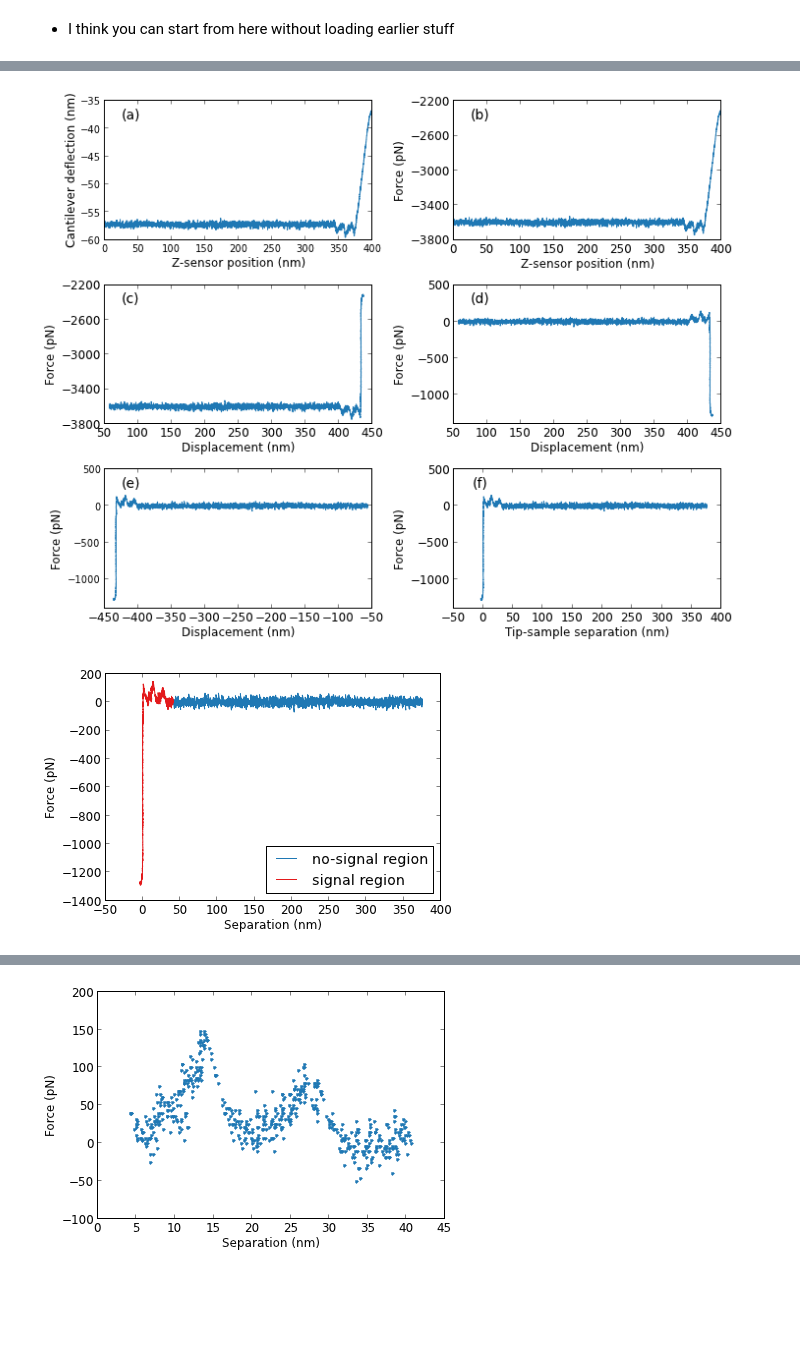
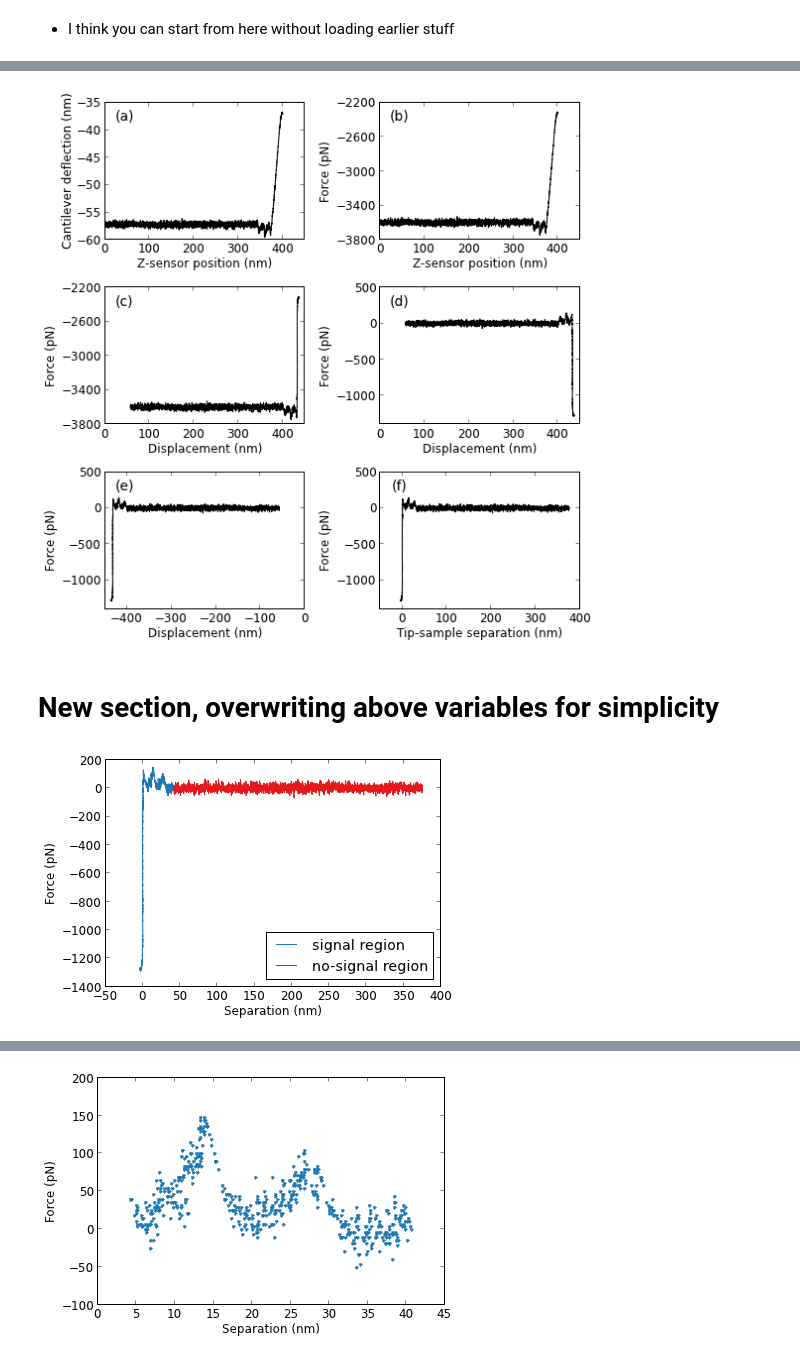
Before and after one commit to hilaryjoyce/smfs-data-analysis, a Jupyter notebook: Thesis figures.ipynb, the cells around one changed output, grey strips where cells are left out. Saved outputs shown, nothing was run; the diff lists cells and outputs as text; code cells hidden in the pictures; blank space fills up the shorter version.

```diff
--- a/Thesis figures.ipynb
+++ b/Thesis figures.ipynb
@@ -116,4 +11,0 @@ title("Aligned pair of force-separation curves", fontsize=14);
-# %%
-import Transform.Lc_transform as trans
-from matplotlib import rcParams
-rcParams.update({'font.size': 12})
@@ -398,10 +55,12 @@ savefig('Figures/tsszero_v_flipforce.pdf')
 # %%
-
-figsize(10,8)
+# big figure!
+figsize(8,8)
 ax=subplot(321)
-plot(ramp, defl, color=cpool[0])
+plot(ramp, defl, 'k')
 xlabel('Z-sensor position (nm)', size=12)
 ylabel('Cantilever deflection (nm)', size=12)
+xlim(0,450)
+xticks([0,100,200,300,400])
 text(0.1, 0.9,'(a)',
      horizontalalignment='center',
      verticalalignment='center',
@@ -409,9 +68,11 @@ text(0.1, 0.9,'(a)',
 tight_layout()
 
 ax=subplot(322)
-plot(ramp, raw_force, color=cpool[0])
+plot(ramp, raw_force, 'k')
 xticks(size=12)
 yticks([-3800,-3400,-3000,-2600,-2200], size=12)
+xlim(0,450)
+xticks([0,100,200,300,400])
 xlabel('Z-sensor position (nm)', size=12)
 ylabel('Force (pN)', size=12)
 text(0.1, 0.9,'(b)',
@@ -421,9 +82,10 @@ text(0.1, 0.9,'(b)',
 tight_layout()
 
 ax=subplot(323)
-plot(ramp-defl, raw_force, color=cpool[0])
-xticks(size=12)
-yticks([-3800,-3400,-3000,-2600,-2200], size=12)
+plot(ramp-defl, raw_force, 'k')
+yticks([-3800,-3400,-3000,-2600,-2200])
+xlim(0,450)
+xticks([0,100,200,300,400])
 xlabel('Displacement (nm)', size=12)
 ylabel('Force (pN)', size=12)
 text(0.1, 0.9,'(c)',
@@ -432,48 +94,53 @@ text(0.1, 0.9,'(c)',
      transform = ax.transAxes, size = 14)
 
 ax=subplot(324)
-plot(ramp-defl, flip_force, color=cpool[0])
+plot(ramp-defl, flip_force, 'k')
 xticks(size=12)
 yticks(size=12)
 ylim(-1400,500)
+xlim(0,450)
+xticks([0,100,200,300,400])
 xlabel('Displacement (nm)', size=12)
 ylabel('Force (pN)', size=12)
 text(0.1, 0.9,'(d)',
      horizontalalignment='center',
      verticalalignment='center',
      transform = ax.transAxes, size = 14)
 tight_layout()
 
 
 ax=subplot(325)
-plot(tss, flip_force, color=cpool[0])
-xticks(size=12)
+plot(tss, flip_force, 'k')
+xlim(-450,0)
+xticks([-400,-300,-200,-100,0])
 ylim(-1400,500)
 #yticks([-3800,-3400,-3000,-2600,-2200], size=12)
 xlabel('Displacement (nm)', size=12)
 ylabel('Force (pN)', size=12)
 text(0.1, 0.9,'(e)',
      horizontalalignment='center',
      verticalalignment='center',
      transform = ax.transAxes, size = 14)
 tight_layout()
 
 ax=subplot(326)
-plot(tss_zero, flip_force, color=cpool[0])
-xticks(size=12)
-yticks(size=12)
+plot(tss_zero, flip_force, 'k')
 ylim(-1400,500)
+xlim(-50,400)
+xticks([0,100,200,300,400])
 xlabel('Tip-sample separation (nm)', size=12)
 ylabel('Force (pN)', size=12)
 text(0.1, 0.9,'(f)',
      horizontalalignment='center',
      verticalalignment='center',
      transform = ax.transAxes, size = 14)
 tight_layout()
 
-savefig('Figures/raw_data_transform.pdf')
+savefig('%sraw_data_transform_bw.pdf' % fig_folder)
 # %% [output]
-[figure, old version]
+[figure, new version]
+# %% [markdown]
+# New section, overwriting above variables for simplicity
 # %%
 force = flip_force
 tss = tss_zero
@@ -496,15 +163,15 @@ force_tail = force[tss > tss_limit]
 tss_tail = tss[tss > tss_limit]
 # %%
 figsize(6,4)
-plot(tss_tail, force_tail, color=cpool[0])
-plot(tss_lim, force_lim, color=cpool[1])
+plot(tss_lim, force_lim, color=cpool[0])
+plot(tss_tail, force_tail, color=cpool[1])
 xlabel('Separation (nm)')
 ylabel('Force (pN)')
-legend(['no-signal region', 'signal region'], loc='lower right')
+legend(['signal region', 'no-signal region'], loc='lower right')
 tight_layout()
-savefig('Figures/tail_cut_off.pdf')
+savefig('%stail_cut_off.pdf' % fig_folder)
 # %% [output]
-[figure, old version]
+[figure, new version]
 # %%
 tss_new, force_new = raw.remove_adhesion_peak(tss_lim, force_lim)
 # %%
```
Also changed, not shown: parts of 94 cells of this notebook, 3 other files.
